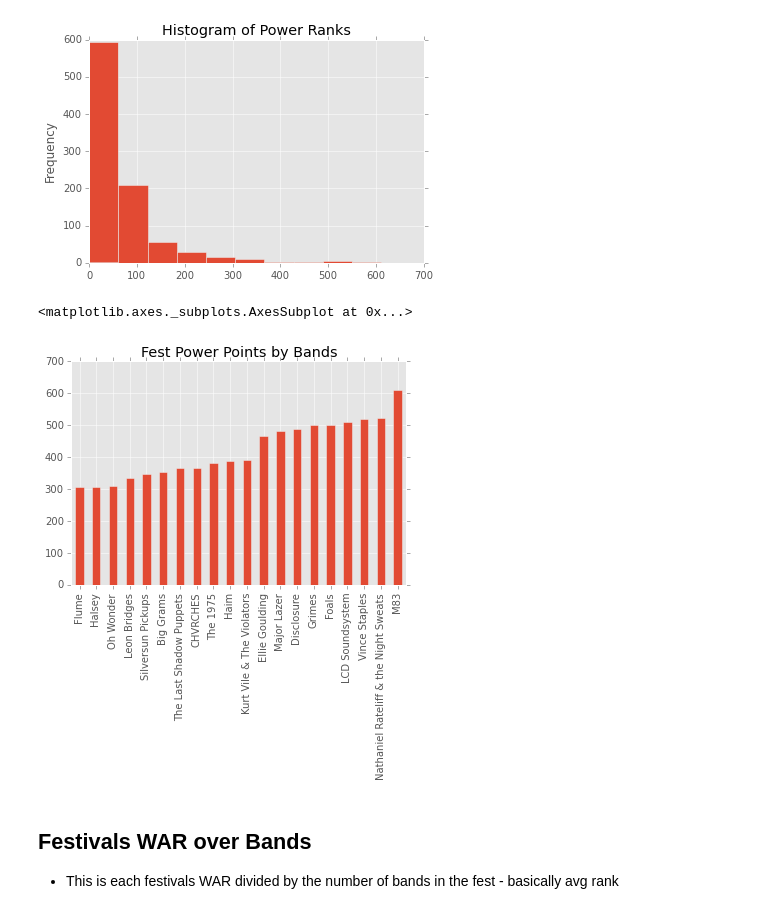
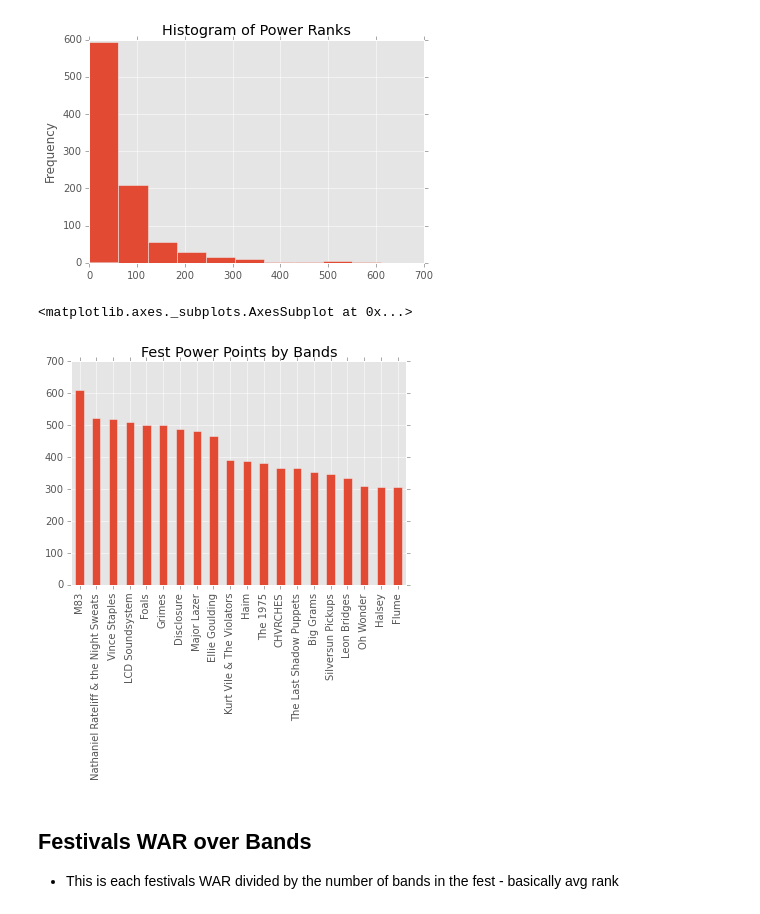
Before and after one commit to hunterowens/hunterowens.github.io, a Jupyter notebook: notebooks/new_power_ranks.ipynb, the cells around one changed output. Saved outputs shown, nothing was run; the diff lists cells and outputs as text; code cells hidden in the pictures.

Commit message:
flipped chart

```diff
--- a/notebooks/new_power_ranks.ipynb
+++ b/notebooks/new_power_ranks.ipynb
@@ -164,10 +164,10 @@ power_rank_df['Artist'].sort_values().plot(kind='hist', title="Histogram of Powe
 [figure]
 # %%
 # Top 10
-power_rank_df['Artist'].sort_values().tail(20).plot(kind="bar", title="Fest Power Points by Bands")
+power_rank_df['Artist'].sort_values(ascending=False).head(20).plot(kind="bar", title="Fest Power Points by Bands")
 # %% [output]
 <matplotlib.axes._subplots.AxesSubplot at 0x...>
-[figure, old version]
+[figure, new version]
 # %% [markdown]
 ## Festivals WAR over Bands
 * This is each festivals WAR divided by the number of bands in the fest  - basically avg rank
```
